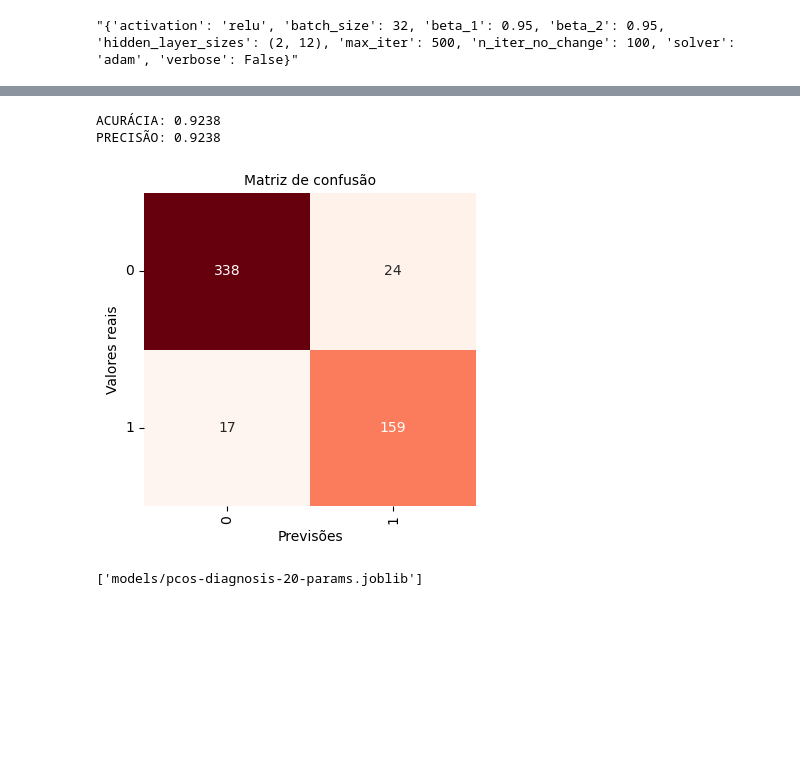
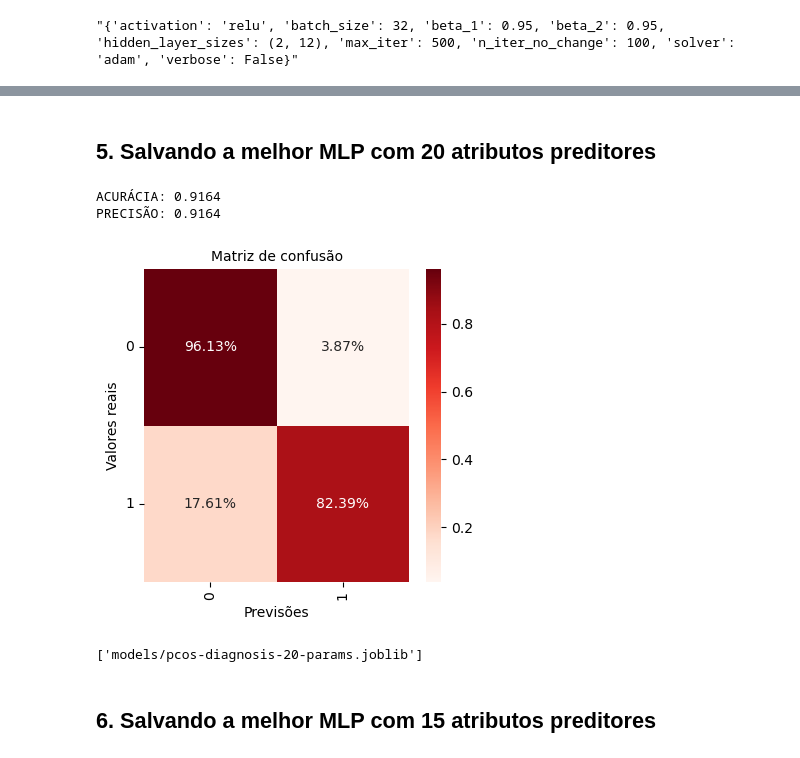
Before and after one commit to melinnediniz/RNA-AA3, a Jupyter notebook: grid_search_with_pearson.ipynb, the cells around one changed output, grey strips where cells are left out. Drawn from its saved outputs; the diff is of its cells as text; code cells hidden in the pictures; blank space fills up the shorter version.

```diff
--- a/grid_search_with_pearson.ipynb
+++ b/grid_search_with_pearson.ipynb
@@ -230,12 +470,16 @@ PRECISÃO: 0.9136
+# %% [markdown]
+## 5. Salvando a melhor MLP com 20 atributos preditores
+# %%
+best_mlp = clf_3
 # %%
-clf = clf_2.fit(X.values, y)
+clf = best_mlp.fit(X.values, y)
 
 y_pred = clf.predict(X.values)
 get_accuracy(y, y_pred)
 get_precision(y, y_pred)
-plot_confusion_matrix(y, y_pred)
+plot_confusion_matrix(y, y_pred, True)
 # %% [output]
-ACURÁCIA: 0.9238
-PRECISÃO: 0.9238
+ACURÁCIA: 0.9164
+PRECISÃO: 0.9164
-[figure, old version]
+[figure, new version]
 # %%
@@ -243,2 +487,4 @@ dump(clf, 'models/pcos-diagnosis-20-params.joblib')
 # %% [output]
 ['models/pcos-diagnosis-20-params.joblib']
+# %% [markdown]
+## 6. Salvando a melhor MLP com 15 atributos preditores
```
Also changed, not shown: parts of 50 cells of this notebook, 10 other files.
